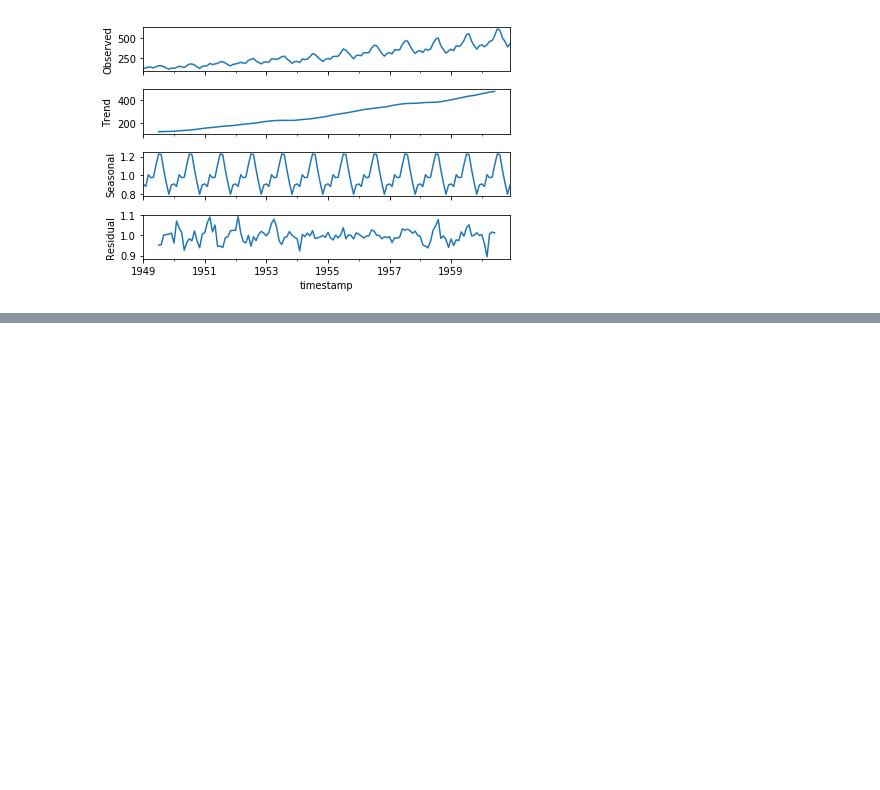
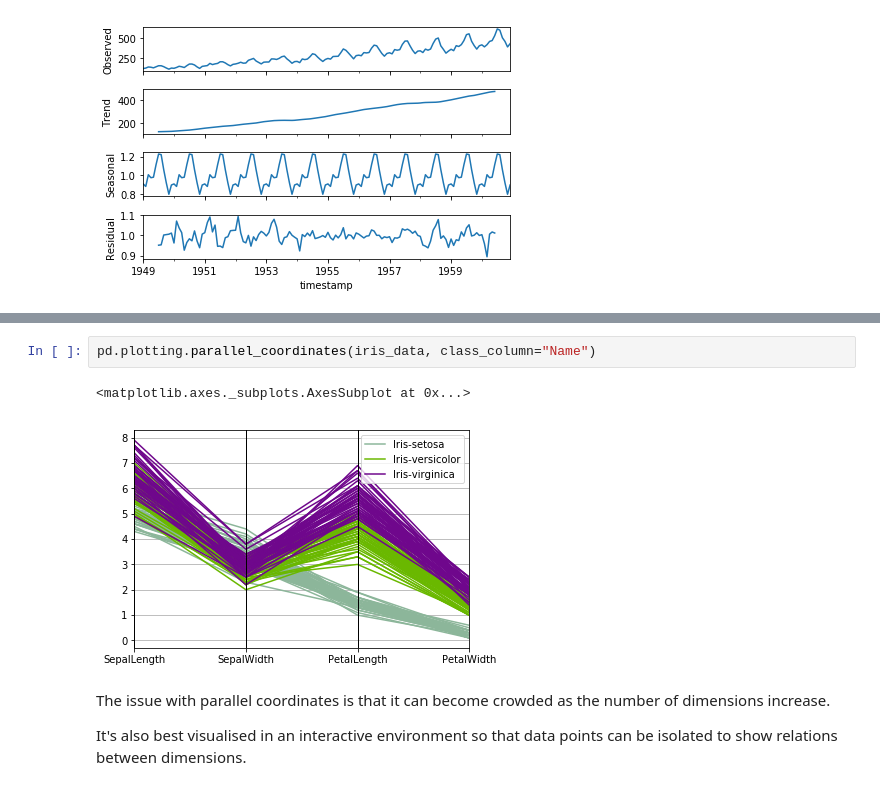
Before and after one commit to victorcionca/data_visualization_lecture, a Jupyter notebook: DataVisualisation.ipynb, the cells around one changed output, grey strips where cells are left out. Cells and saved outputs as stored; diff of their text form; blank space fills up the shorter version.

```diff
--- a/DataVisualisation.ipynb
+++ b/DataVisualisation.ipynb
@@ -624,0 +732,9 @@ _=decomposition.plot()
+# %%
+pd.plotting.parallel_coordinates(iris_data, class_column="Name")
+# %% [output]
+<matplotlib.axes._subplots.AxesSubplot at 0x...>
+[figure, added]
+# %% [markdown]
+The issue with parallel coordinates is that it can become crowded as the number of dimensions increase.
+
+It's also best visualised in an interactive environment so that data points can be isolated to show relations between dimensions.
```
Also changed, not shown: parts of 29 cells of this notebook, 1 other file.
